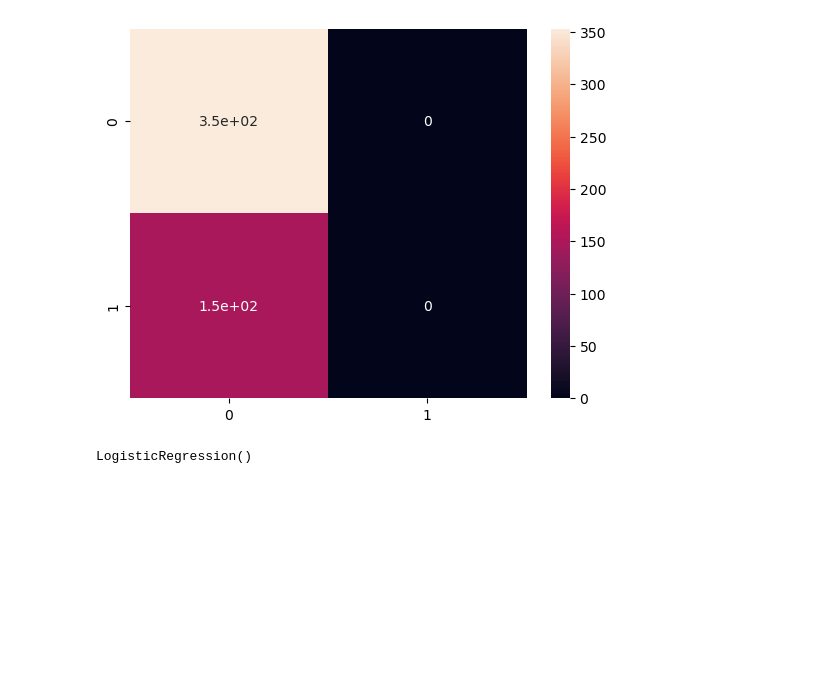
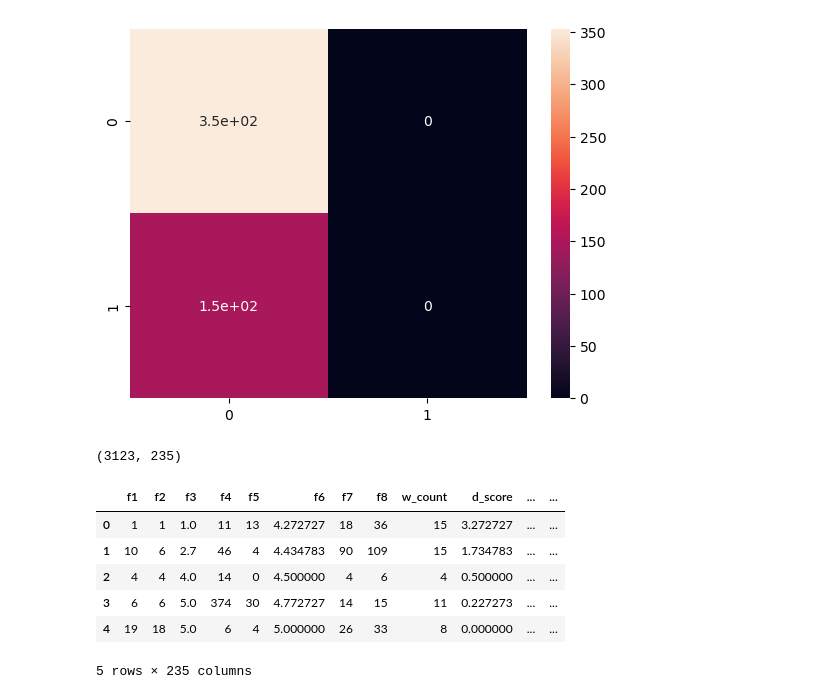
Before and after one commit to AVPankov0/WB_Task2, a Jupyter notebook: WB_Task2_Pankov.ipynb, the cells around one changed output. Cells and saved outputs as stored; diff of their text form; code cells hidden in the pictures; blank space fills up the shorter version.

```diff
--- a/WB_Task2_Pankov.ipynb
+++ b/WB_Task2_Pankov.ipynb
@@ -18,7 +21,21 @@ from sklearn.model_selection import cross_val_score, KFold, train_test_split
 def count(text):
     return len(text.split())
 def delta_score(i, k):
-    return abs(i-k)
+    return abs(i - k)
+def average_word_length(sentence):
+    words = sentence.split()
+    return sum(len(word) for word in words) / len(words)
+def feature_minus(f1, f2):
+    return f1 - f2
+def feature_multiply(f1, f2):
+    return f1 * f2
+def feature_divide(f1, f2):
+    if f2==0:
+        return f1
+    else:
+        return f1 / f2
+def feature_plus(f1, f2):
+    return f1 + f2
 # %%
 swords = stopwords.words('russian')
 # %%
@@ -36,7 +53,17 @@ df.head()
 | 4 | 11933982800034911890 | 14531191561111600318 | 9121890650636487522 | Визуально все хорошо. Не пробовал... | 19 | 18 | 5.0 | 6 | 4 | 5.000000 | 26 | ... |
 # %%
 df['w_count'] = df.text.apply(count)
-df['d_score'] = df.apply(lambda x: delta_score(x.f3, x.f6), axis=1)
+df['d_score'] = df.apply(lambda x: delta_score(x['f3'], x['f6']), axis=1)
+df['av_w_len'] = df.text.apply(average_word_length)
+for i in range(1, 9):
+    for k in range(1, 9):
+        if i == k:
+            pass
+        else:
+            df['fmin{}'.format(str(i)+str(k))]=df.apply(lambda x: feature_minus(x['f{}'.format(int(i))], x['f{}'.format(int(k))]), axis=1)
+            df['fplus{}'.format(str(i)+str(k))]=df.apply(lambda x: feature_plus(x['f{}'.format(int(i))], x['f{}'.format(int(k))]), axis=1)
+            df['fmult{}'.format(str(i)+str(k))]=df.apply(lambda x: feature_multiply(x['f{}'.format(int(i))], x['f{}'.format(int(k))]), axis=1)
+            df['fdiv{}'.format(str(i)+str(k))]=df.apply(lambda x: feature_divide(x['f{}'.format(int(i))], x['f{}'.format(int(k))]), axis=1)
 # %%
 text = df.text
 # %%
@@ -179,3 +206,17 @@ X=df[['w_count','d_score']]
+# %%
+X.shape
+# %% [output]
+(3123, 235)
+# %%
+X.head()
+# %% [output]
+|  | f1 | f2 | f3 | f4 | f5 | f6 | f7 | f8 | w_count | d_score | ... | ... |
+| 0 | 1 | 1 | 1.0 | 11 | 13 | 4.272727 | 18 | 36 | 15 | 3.272727 | ... | ... |
+| 1 | 10 | 6 | 2.7 | 46 | 4 | 4.434783 | 90 | 109 | 15 | 1.734783 | ... | ... |
+| 2 | 4 | 4 | 4.0 | 14 | 0 | 4.500000 | 4 | 6 | 4 | 0.500000 | ... | ... |
+| 3 | 6 | 6 | 5.0 | 374 | 30 | 4.772727 | 14 | 15 | 11 | 0.227273 | ... | ... |
+| 4 | 19 | 18 | 5.0 | 6 | 4 | 5.000000 | 26 | 33 | 8 | 0.000000 | ... | ... |
+5 rows × 235 columns
 # %%
 X_train, X_test, y_train, y_test = train_test_split(X, y, test_size=0.2, random_state=42)
 X_test, X_val, y_test, y_val = train_test_split(X_test, y_test, test_size=0.2, random_state=42)
@@ -184,4 +222,0 @@ clf_s = LogisticRegression()
-# %%
-clf_s.fit(X_train, y_train)
-# %% [output]
-LogisticRegression()
```
Also changed, not shown: parts of 17 cells of this notebook.
